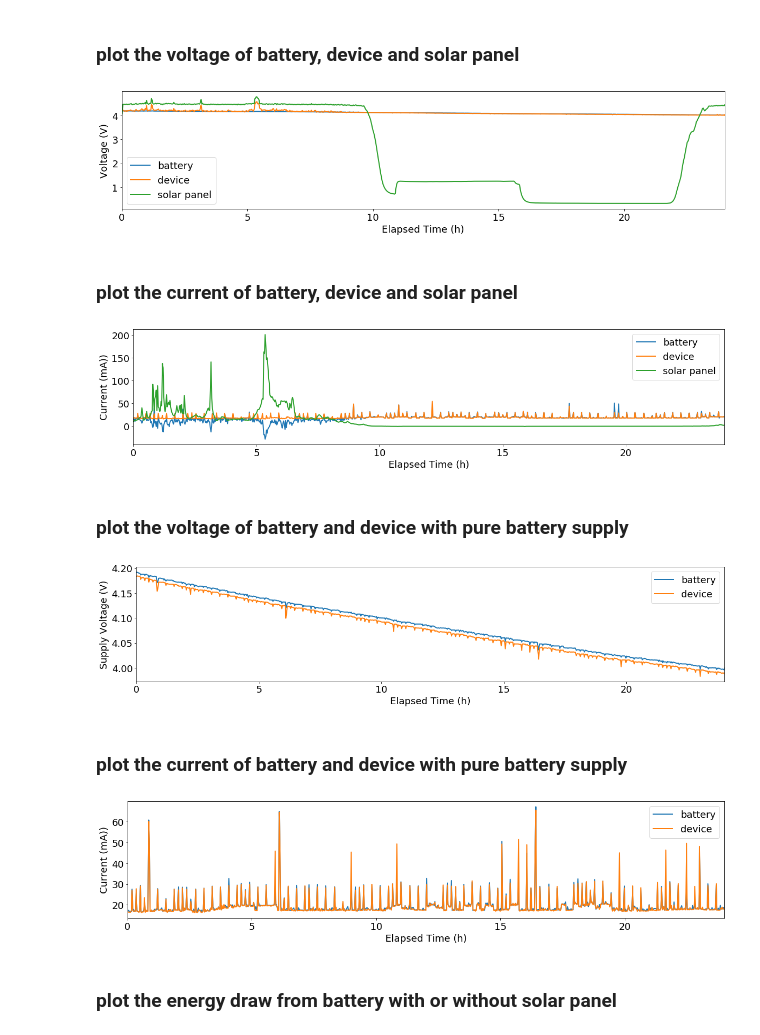
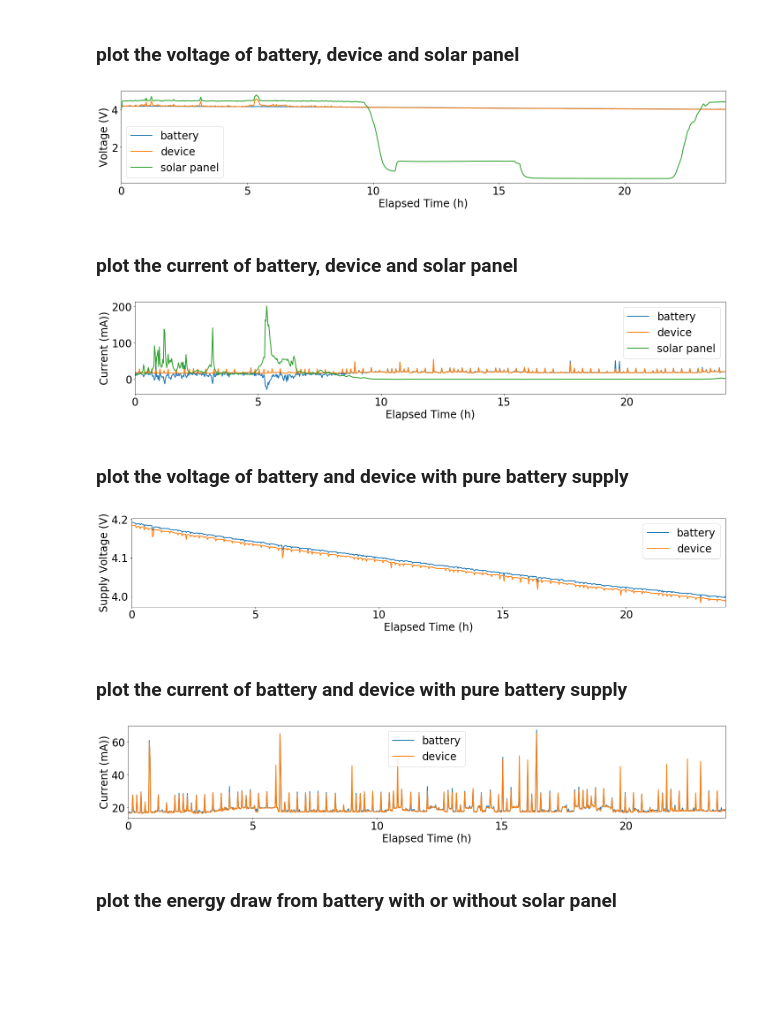
Before and after one commit to Orienfish/CSE291KW20, a Jupyter notebook: Power_Measure/plot.ipynb, the cells around one changed output. Cells and saved outputs as stored; diff of their text form; code cells hidden in the pictures; blank space fills up the shorter version.

Commit message:
plot update

```diff
--- a/Power_Measure/plot.ipynb
+++ b/Power_Measure/plot.ipynb
@@ -72,18 +72,19 @@ solar_solar = read_file('./data/solar_solar.txt')
 # %%
 import matplotlib.pyplot as plt
 
 plt.figure(figsize=(20, 4))
 plt.plot(bat_solar[:, 0], bat_solar[:, 1], linewidth=2.0, label='battery')
 plt.plot(dev_solar[:, 0], dev_solar[:, 1], linewidth=2.0, label='device')
 plt.plot(solar_solar[:, 0], solar_solar[:, 1], linewidth=2.0, label='solar panel')
 plt.xlim((0, 24))
-plt.xlabel('Elapsed Time (h)', fontsize=18)
-plt.ylabel('Voltage (V)', fontsize=18)
-plt.tick_params(labelsize=18)
-plt.legend(fontsize=18)
+plt.xlabel('Elapsed Time (h)', fontsize=24)
+plt.ylabel('Voltage (V)', fontsize=24)
+plt.tick_params(labelsize=24)
+plt.legend(fontsize=24)
+plt.tight_layout()
 plt.savefig('./img/volt.png', dpi=300)
 # %% [output]
-[figure, old version]
+[figure, new version]
 # %% [markdown]
 ### plot the current of battery, device and solar panel
 # %%
@@ -92,13 +93,14 @@ plt.plot(bat_solar[:, 0], bat_solar[:, 2], linewidth=2.0, label='battery')
 plt.plot(dev_solar[:, 0], dev_solar[:, 2], linewidth=2.0, label='device')
 plt.plot(solar_solar[:, 0], solar_solar[:, 2], linewidth=2.0, label='solar panel')
 plt.xlim((0, 24))
-plt.xlabel('Elapsed Time (h)', fontsize=18)
-plt.ylabel('Current (mA))', fontsize=18)
-plt.tick_params(labelsize=18)
-plt.legend(fontsize=18)
+plt.xlabel('Elapsed Time (h)', fontsize=24)
+plt.ylabel('Current (mA))', fontsize=24)
+plt.tick_params(labelsize=24)
+plt.legend(fontsize=24)
+plt.tight_layout()
 plt.savefig('./img/curr.png', dpi=300)
 # %% [output]
-[figure, old version]
+[figure, new version]
 # %% [markdown]
 ### plot the voltage of battery and device with pure battery supply
 # %%
@@ -106,13 +108,14 @@ plt.figure(figsize=(20, 4))
 plt.plot(bat_bat[:, 0], bat_bat[:, 1], linewidth=2.0, label='battery')
 plt.plot(dev_bat[:, 0], dev_bat[:, 1], linewidth=2.0, label='device')
 plt.xlim((0, 24))
-plt.xlabel('Elapsed Time (h)', fontsize=18)
-plt.ylabel('Supply Voltage (V)', fontsize=18)
-plt.tick_params(labelsize=18)
-plt.legend(fontsize=18)
+plt.xlabel('Elapsed Time (h)', fontsize=24)
+plt.ylabel('Supply Voltage (V)', fontsize=24)
+plt.tick_params(labelsize=24)
+plt.legend(fontsize=24)
+plt.tight_layout()
 plt.savefig('./img/volt_bat.png', dpi=300)
 # %% [output]
-[figure, old version]
+[figure, new version]
 # %% [markdown]
 ### plot the current of battery and device with pure battery supply
 # %%
@@ -120,13 +123,14 @@ plt.figure(figsize=(20, 4))
 plt.plot(bat_bat[:, 0], bat_bat[:, 2], linewidth=2.0, label='battery')
 plt.plot(dev_bat[:, 0], dev_bat[:, 2], linewidth=2.0, label='device')
 plt.xlim((0, 24))
-plt.xlabel('Elapsed Time (h)', fontsize=18)
-plt.ylabel('Current (mA))', fontsize=18)
-plt.tick_params(labelsize=18)
-plt.legend(fontsize=18)
+plt.xlabel('Elapsed Time (h)', fontsize=24)
+plt.ylabel('Current (mA))', fontsize=24)
+plt.tick_params(labelsize=24)
+plt.legend(fontsize=24)
+plt.tight_layout()
 plt.savefig('./img/curr_bat.png', dpi=300)
 # %% [output]
-[figure, old version]
+[figure, new version]
 # %% [markdown]
 ### plot the energy draw from battery with or without solar panel
 # %%
```
Also changed, not shown: parts of 1 cell of this notebook, 5 other files.
